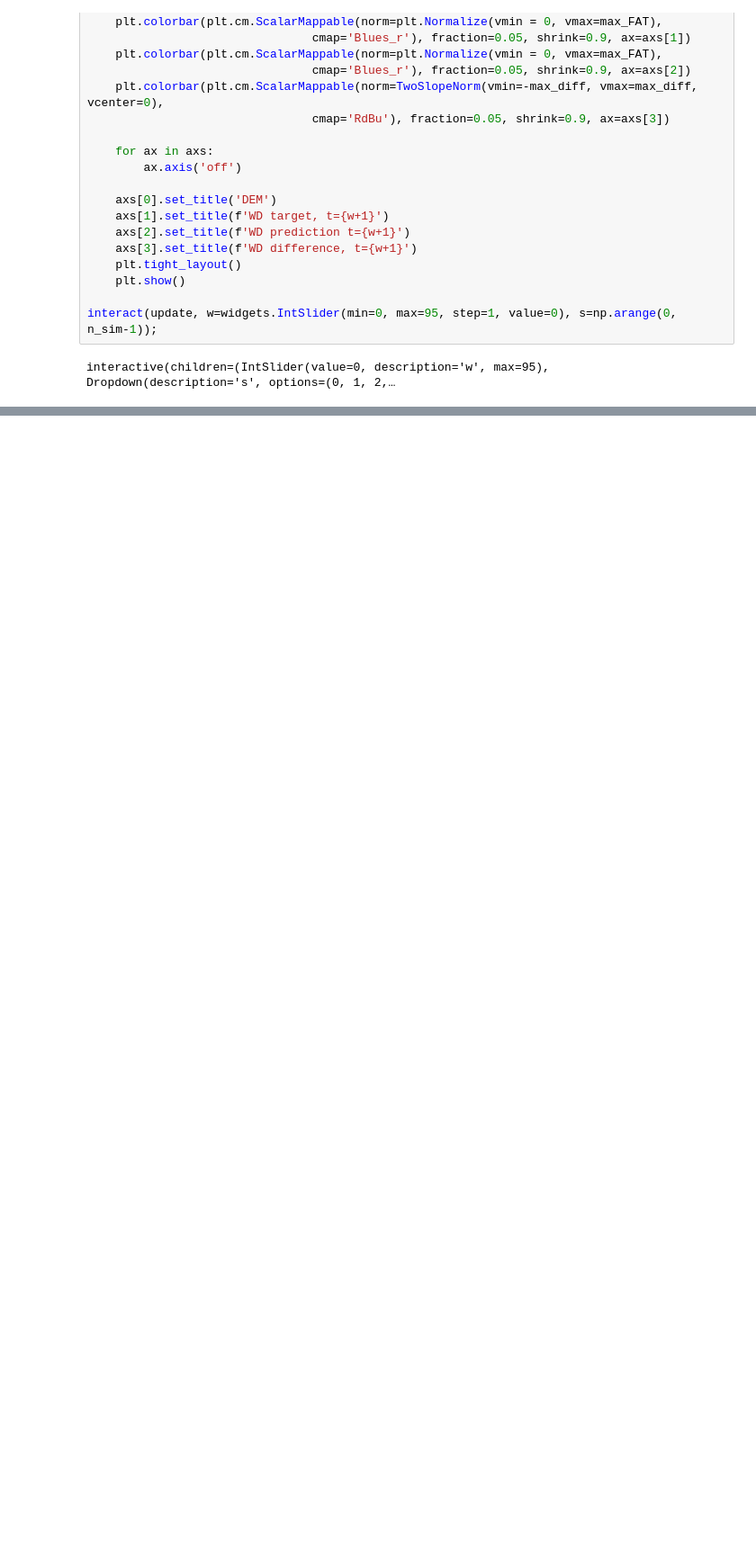
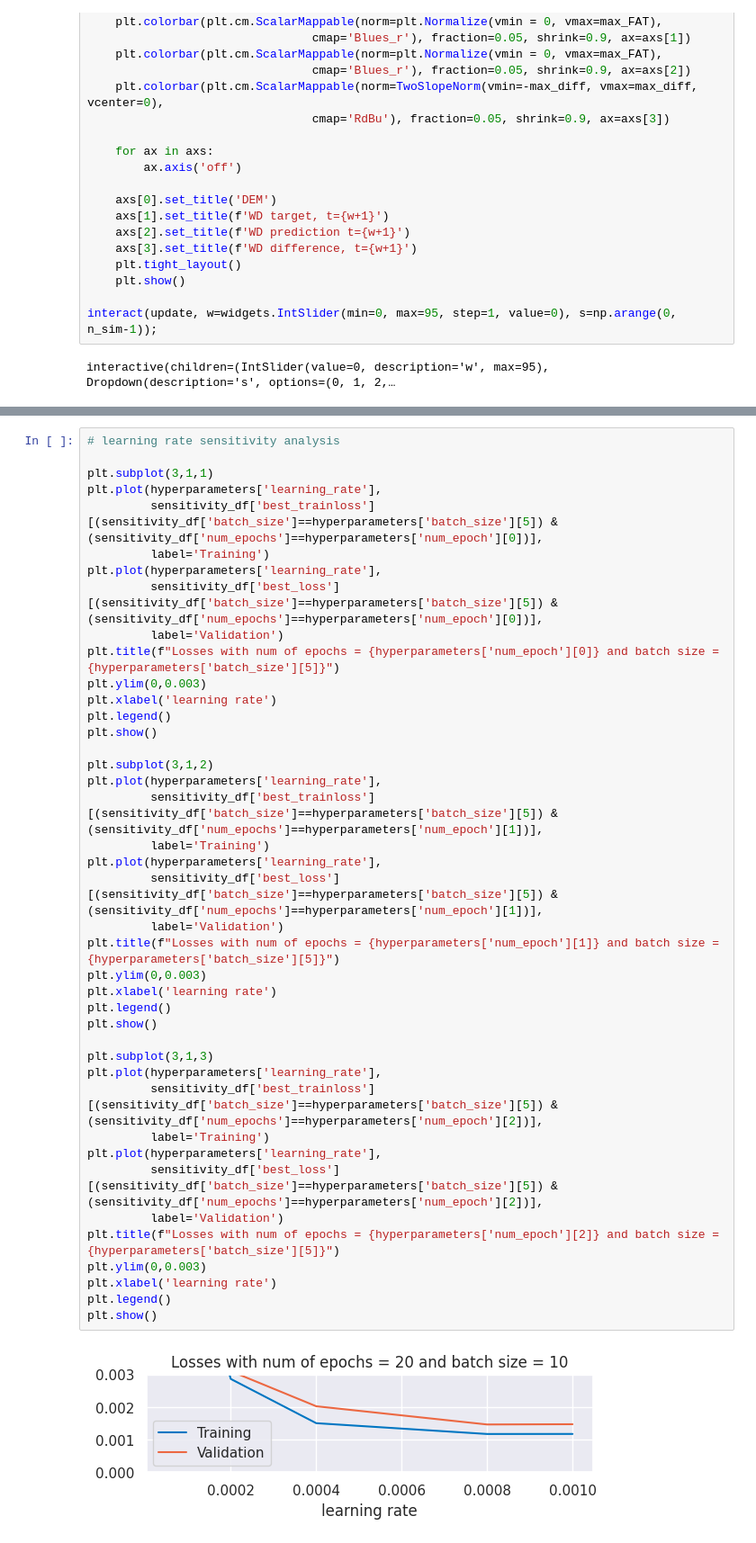
Before and after one commit to SjoCno/Flood-5, a Jupyter notebook: notebooks/All_timesteps.ipynb, the cells around one changed output, grey strips where cells are left out. Shown: that part at 90% size. Cells and saved outputs as stored; diff of their text form; blank space fills up the shorter version.

```diff
--- a/notebooks/All_timesteps.ipynb
+++ b/notebooks/All_timesteps.ipynb
@@ -664,0 +777,43 @@ sensitivity = grid_search(hyperparameters, training_dataset, val_dataset)
+# %%
+# learning rate sensitivity analysis
+
+plt.subplot(3,1,1)
+plt.plot(hyperparameters['learning_rate'],
+         sensitivity_df['best_trainloss'][(sensitivity_df['batch_size']==hyperparameters['batch_size'][5]) & (sensitivity_df['num_epochs']==hyperparameters['num_epoch'][0])],
+         label='Training')
+plt.plot(hyperparameters['learning_rate'],
+         sensitivity_df['best_loss'][(sensitivity_df['batch_size']==hyperparameters['batch_size'][5]) & (sensitivity_df['num_epochs']==hyperparameters['num_epoch'][0])],
+         label='Validation')
+plt.title(f"Losses with num of epochs = {hyperparameters['num_epoch'][0]} and batch size = {hyperparameters['batch_size'][5]}")
+plt.ylim(0,0.003)
+plt.xlabel('learning rate')
+plt.legend()
+plt.show()
+
+plt.subplot(3,1,2)
+plt.plot(hyperparameters['learning_rate'],
+         sensitivity_df['best_trainloss'][(sensitivity_df['batch_size']==hyperparameters['batch_size'][5]) & (sensitivity_df['num_epochs']==hyperparameters['num_epoch'][1])],
+         label='Training')
+plt.plot(hyperparameters['learning_rate'],
+         sensitivity_df['best_loss'][(sensitivity_df['batch_size']==hyperparameters['batch_size'][5]) & (sensitivity_df['num_epochs']==hyperparameters['num_epoch'][1])],
+         label='Validation')
+plt.title(f"Losses with num of epochs = {hyperparameters['num_epoch'][1]} and batch size = {hyperparameters['batch_size'][5]}")
+plt.ylim(0,0.003)
+plt.xlabel('learning rate')
+plt.legend()
+plt.show()
+
+plt.subplot(3,1,3)
+plt.plot(hyperparameters['learning_rate'],
+         sensitivity_df['best_trainloss'][(sensitivity_df['batch_size']==hyperparameters['batch_size'][5]) & (sensitivity_df['num_epochs']==hyperparameters['num_epoch'][2])],
+         label='Training')
+plt.plot(hyperparameters['learning_rate'],
+         sensitivity_df['best_loss'][(sensitivity_df['batch_size']==hyperparameters['batch_size'][5]) & (sensitivity_df['num_epochs']==hyperparameters['num_epoch'][2])],
+         label='Validation')
+plt.title(f"Losses with num of epochs = {hyperparameters['num_epoch'][2]} and batch size = {hyperparameters['batch_size'][5]}")
+plt.ylim(0,0.003)
+plt.xlabel('learning rate')
+plt.legend()
+plt.show()
+# %% [output]
+[figure, added]
```
Also changed, not shown: parts of 17 cells of this notebook, 9 other files.
